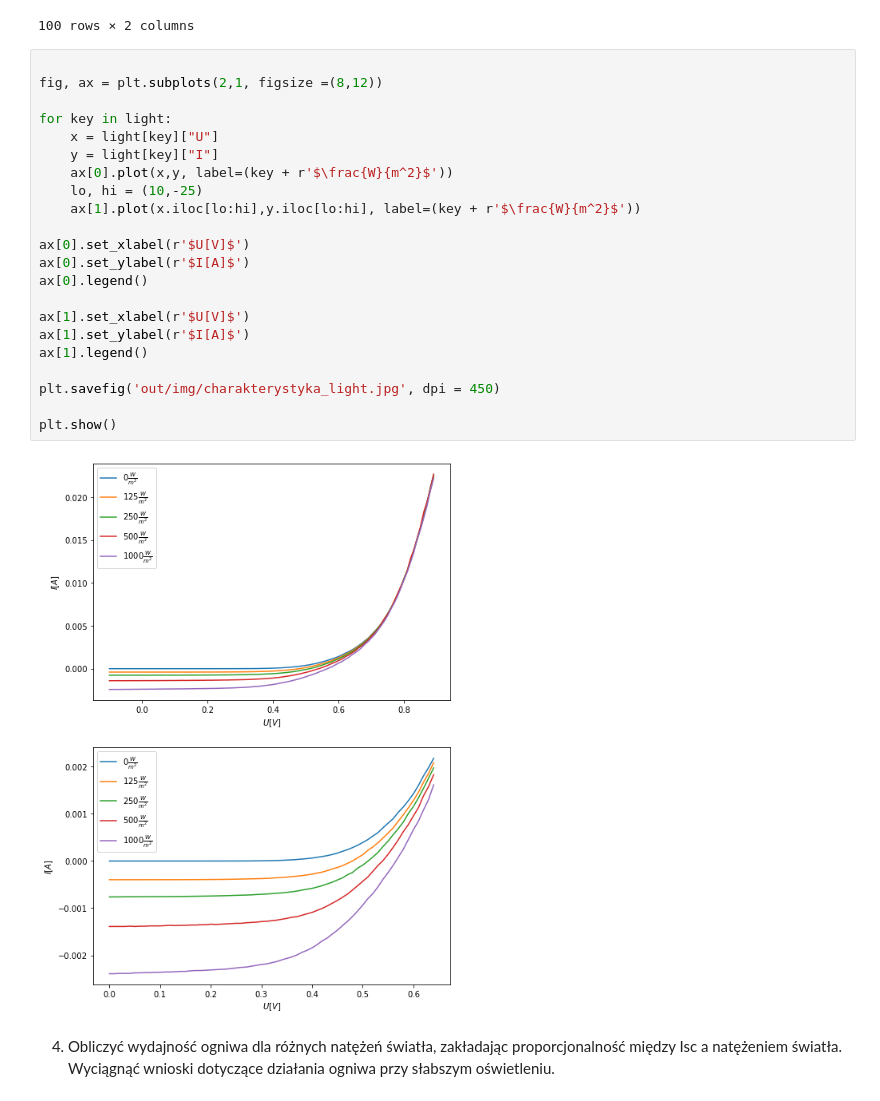
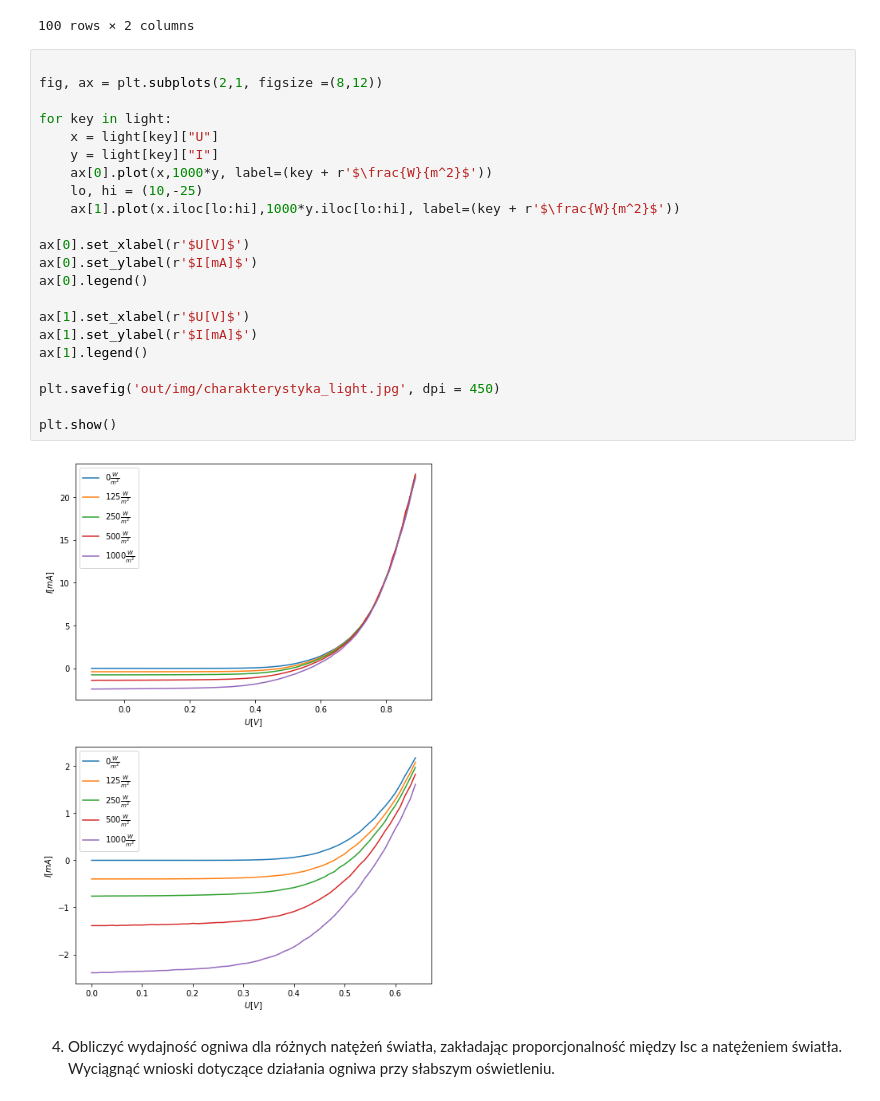
Before and after one commit to ficnawode/fizyka-pw-lab2-data-analysis, a Jupyter notebook: cw9/light.ipynb, the cells around one changed output. Cells and saved outputs as stored; diff of their text form.

Commit message:
corrected eta values to 5mm^2, converted A to mA in double plots

```diff
--- a/cw9/light.ipynb
+++ b/cw9/light.ipynb
@@ -32,27 +32,27 @@ light['0']
 # %%
 
 fig, ax = plt.subplots(2,1, figsize =(8,12))
 
 for key in light:
     x = light[key]["U"]
     y = light[key]["I"]
-    ax[0].plot(x,y, label=(key + r'$\frac{W}{m^2}$'))
+    ax[0].plot(x,1000*y, label=(key + r'$\frac{W}{m^2}$'))
     lo, hi = (10,-25)
-    ax[1].plot(x.iloc[lo:hi],y.iloc[lo:hi], label=(key + r'$\frac{W}{m^2}$'))
+    ax[1].plot(x.iloc[lo:hi],1000*y.iloc[lo:hi], label=(key + r'$\frac{W}{m^2}$'))
 
 ax[0].set_xlabel(r'$U[V]$')
-ax[0].set_ylabel(r'$I[A]$')
+ax[0].set_ylabel(r'$I[mA]$')
 ax[0].legend()
 
 ax[1].set_xlabel(r'$U[V]$')
-ax[1].set_ylabel(r'$I[A]$')
+ax[1].set_ylabel(r'$I[mA]$')
 ax[1].legend()
 
 plt.savefig('out/img/charakterystyka_light.jpg', dpi = 450)
 
 plt.show()
 # %% [output]
-[figure, old version]
+[figure, new version]
 # %% [markdown]
 4. Obliczyć wydajność ogniwa dla różnych natężeń światła, zakładając
 proporcjonalność między Isc a natężeniem światła. Wyciągnąć wnioski dotyczące
```
Also changed, not shown: parts of 2 cells of this notebook, 8 other files.
